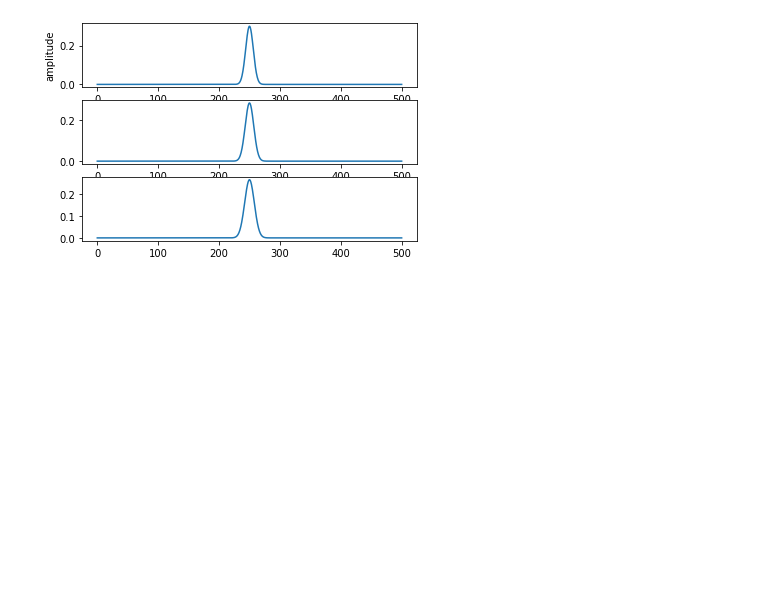
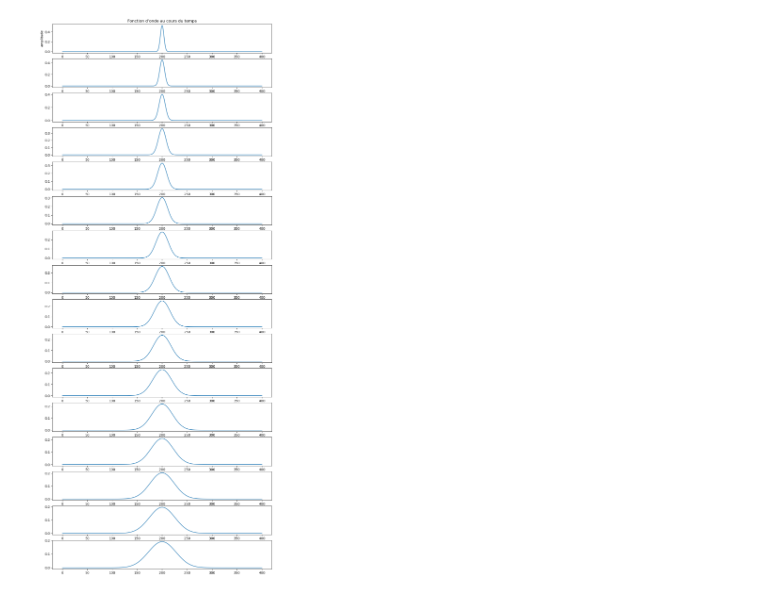
Before and after one commit to VTNay/Boson-Einstein-Condensate, a Jupyter notebook: GPE 1D.ipynb, the cells around one changed output. Drawn from its saved outputs; the diff is of its cells as text; code cells hidden in the pictures; blank space fills up the shorter version.

```diff
--- a/GPE 1D.ipynb
+++ b/GPE 1D.ipynb
@@ -53,6 +86,5 @@ class GPE1D:
 # %%
-def advance(GPE, T, Nt):
-    dt = T / Nt
+def advance(GPE, dt, Nt): #Advance GPE Nt pas d'intervalle dt
     for _ in range(Nt):
         GPE.step(dt)
 # %%
@@ -67,28 +99,30 @@ class Gaussian:
     def __call__(self, x):
         """Evaluate the function for the values of x"""
         return self.amp * np.exp(-(x-self.x0)**2 / self.width**2)
+
 # create a Gaussian object
-gauss = Gaussian(8.87, 0.3, 250)
+gauss = Gaussian(5,0.532, 200)
 # %%
-#Test for w = 0, N = 0
-w = 0           #Valeur de w dans l'equation
-N = 0         #Valeur de N dans l'equation
-Nx = 1000      #Nombre de pas de x
-L = 500        #x_max
-Nt = 40      #Nombre de pas de temps
-T = 5         #Temps total
-NT = 2        #Nombre de pas de T
-GPE = GPE1D(Nx,N,L,w)
+#Test for w = 0, N = 0, R = 0: étalement d'onde gaussienne
+w = 0           # Valeur de w dans l'equation
+N = 0        # Valeur de N dans l'equation
+Nx = 4000      # Nombre de pas de x
+L = 400        # x_max; dx = L/Nx
+Nt = 1000      # Nombre de pas de temps
+dt = 0.003         # Intervalle de temp; T = Nt * dt
+NT = 15       #Nombre de pas de T
+GPE = GPE1D(Nx,N,L,w,1)
 GPE.initialize(gauss)
-advance(GPE,T,Nt)
+advance(GPE,dt,Nt)
 x = GPE.x
 
-fig, ax = plt.subplots(NT+1,figsize=(6, 2*NT))
+fig, ax = plt.subplots(NT+1,figsize=(12, 2*NT))
 ax[0].plot(x, gauss(x), label='u(t=0)')
 ax[0].set_xlabel('x [cm]')
 ax[0].set_ylabel('amplitude')
+ax[0].set_title("Fonction d'onde au cours du temps")
 for i in range(NT):
-    advance(GPE,T,Nt)
+    advance(GPE,dt,Nt)
     ax[i+1].plot(x, abs(GPE.u))
 # %% [output]
-[figure, old version]
+[figure, new version]
```
Also changed, not shown: parts of 3 cells of this notebook, 1 other file.
